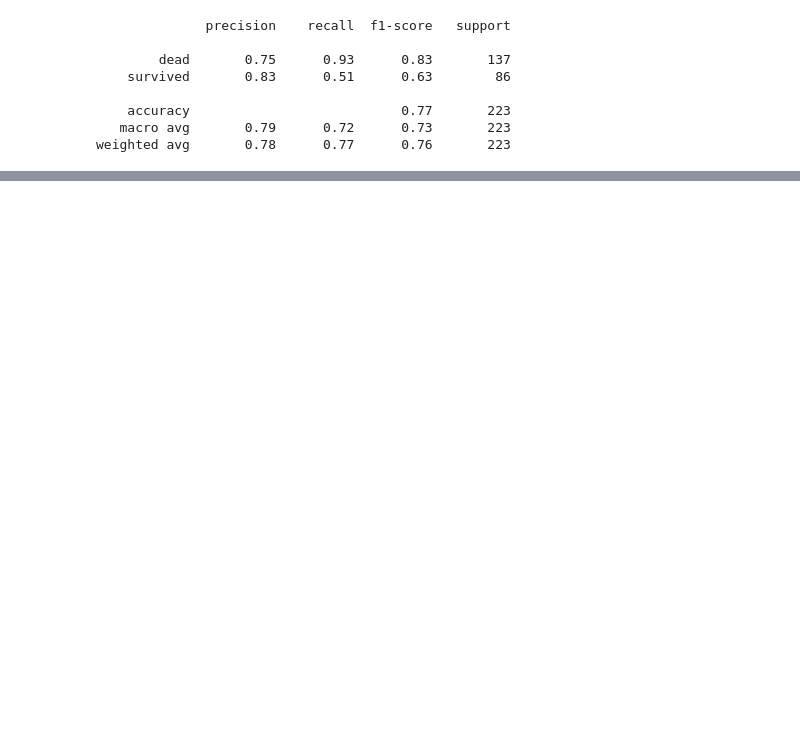
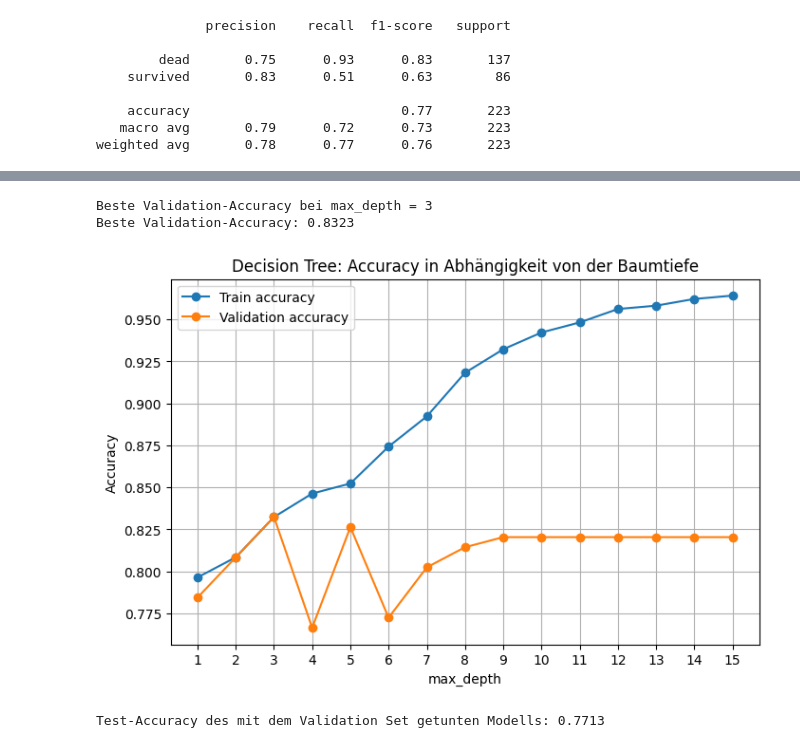
Before and after one commit to Zoehong11/solarLaborArbeit, a Jupyter notebook: laborarbeit_teil1.ipynb, the cells around one changed output, grey strips where cells are left out. Cells and saved outputs as stored; diff of their text form; code cells hidden in the pictures; blank space fills up the shorter version.

```diff
--- a/laborarbeit_teil1.ipynb
+++ b/laborarbeit_teil1.ipynb
@@ -830,0 +813,36 @@ depth_results
+# %%
+best_depth = depth_results.loc[depth_results["validation_accuracy"].idxmax(), "max_depth"]
+best_val_accuracy = depth_results["validation_accuracy"].max()
+
+print("Beste Validation-Accuracy bei max_depth =", best_depth)
+print("Beste Validation-Accuracy:", round(best_val_accuracy, 4))
+
+plt.figure(figsize=(8, 5))
+plt.plot(depth_results["max_depth"], depth_results["train_accuracy"], marker="o", label="Train accuracy")
+plt.plot(depth_results["max_depth"], depth_results["validation_accuracy"], marker="o", label="Validation accuracy")
+plt.xlabel("max_depth")
+plt.ylabel("Accuracy")
+plt.title("Decision Tree: Accuracy in Abhängigkeit von der Baumtiefe")
+plt.xticks(list(depths))
+plt.grid(True)
+plt.legend()
+plt.show()
+# %% [output]
+Beste Validation-Accuracy bei max_depth = 3
+Beste Validation-Accuracy: 0.8323
+[figure, added]
+# %%
+tree_tuned = DecisionTreeClassifier(
+    criterion="gini",
+    max_depth=best_depth,
+    random_state=42
+)
+tree_tuned.fit(X_train, y_train)
+
+X_test = scaler.fit_transform(X_test)
+y_pred_tuned = tree_tuned.predict(X_test)
+dt_test_accuracy = accuracy_score(y_test, y_pred_tuned)
+
+print("Test-Accuracy des mit dem Validation Set getunten Modells:", round(accuracy_score(y_test, y_pred_tuned), 4))
+# %% [output]
+Test-Accuracy des mit dem Validation Set getunten Modells: 0.7713
```
Also changed, not shown: parts of 3 cells of this notebook.
